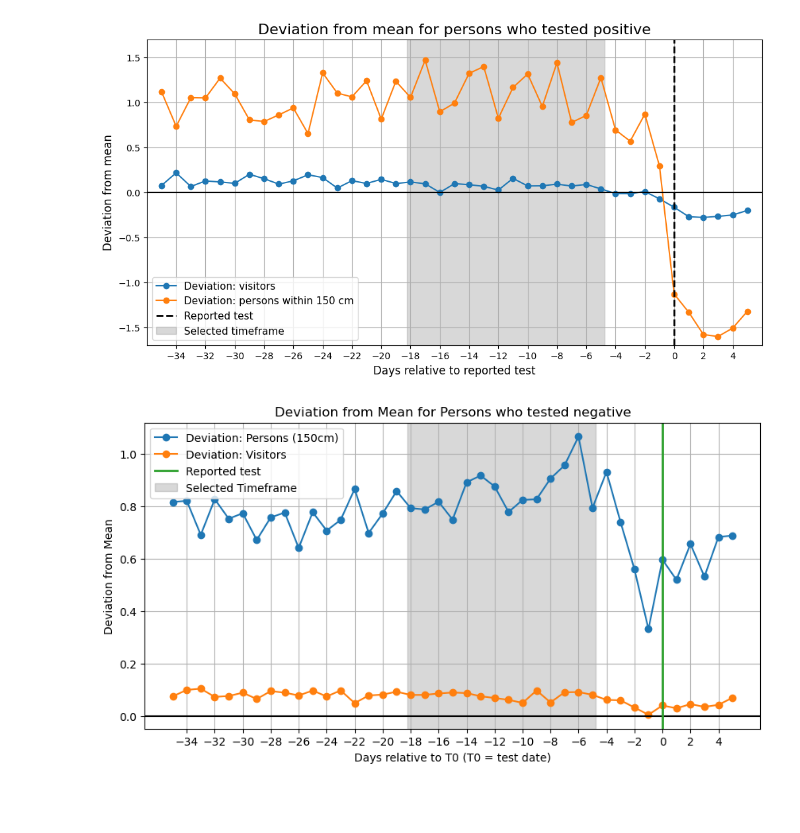
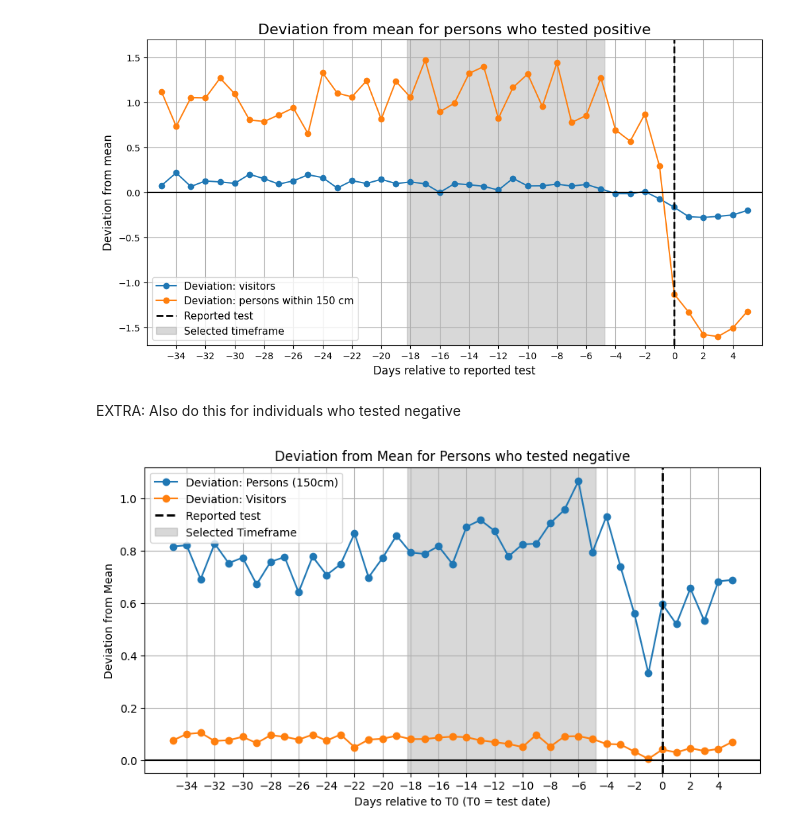
Before and after one commit to DaniChambon1/covid-household-visitors, a Jupyter notebook: 0_timeframe_selection.ipynb, the cells around one changed output. Cells and saved outputs as stored; diff of their text form; code cells hidden in the pictures; blank space fills up the shorter version.

```diff
--- a/0_timeframe_selection.ipynb
+++ b/0_timeframe_selection.ipynb
@@ -95,32 +99,32 @@ for i in tqdm(range(0, len(test_ids), batch_size)):
     # For each t0 (test) date
     for t0_date in unique_dates:
 
-        # Get t1-T11 date range as made in the previous cell (exposure period)
-        t1_t11_dates = date_ranges.get(t0_date, [])
+        # Get date range as made in the previous cell (baseline period)
+        tf_dates = date_ranges.get(t0_date, [])
 
-        # Get the corresponding surveys that are in the exposure periods
-        t1_t11_data = batch_data[batch_data['date'].isin(t1_t11_dates)]
+        # Get the corresponding surveys that are in the baseline periods
+        tf_data = batch_data[batch_data['date'].isin(tf_dates)]
 
-        # Create 11 columns for numbervisitors and numberpersons150cm and fill them with the correct values
-        t1_t11_summary = t1_t11_data.pivot_table(
+        # Create columns for numbervisitors and numberpersons150cm and fill them with the correct values
+        tf_summary = tf_data.pivot_table(
             index="ID",
             columns="date",
             values=["numbervisitors", "numberpersons150cm"]
         )
-        t1_t11_summary.columns = [
-            f"{col[0]}_T{(col[1] - t0_date).days}" for col in t1_t11_summary.columns
+        tf_summary.columns = [
+            f"{col[0]}_T{(col[1] - t0_date).days}" for col in tf_summary.columns
         ]
-        t1_t11_summary = t1_t11_summary.reset_index()
+        tf_summary = tf_summary.reset_index()
 
         # Add T0_date column
-        t1_t11_summary['T0_date'] = t0_date
+        tf_summary['T0_date'] = t0_date
 
         # Get all tests performed at the current t0 date
         test_subset = df_radar_with_tests[df_radar_with_tests['date'] == t0_date]
         test_subset = test_subset[['ID', 'positivetest', 'negativetest']].drop_duplicates()
 
         # Merge test results with the correct behavioral data
-        merged_summary = test_subset.merge(t1_t11_summary, on='ID', how='left')
+        merged_summary = test_subset.merge(tf_summary, on='ID', how='left')
 
         # Append the results for this t0 date
         results.append(merged_summary)
@@ -245,6 +249,8 @@ plt.savefig("results/timeframe_selection.png", dpi=200, bbox_inches='tight')
 plt.show()
 # %% [output]
 [figure]
+# %% [markdown]
+EXTRA: Also do this for individuals who tested negative
 # %%
 # Extract relative time offsets from column names like 'numberpersons150cm_T-35'
 time_offsets = [int(re.search(r"_T(-?\d+)", col).group(1)) for col in persons_columns]
@@ -259,34 +265,34 @@ sorted_columns_with_offsets_visitors = sorted(zip(time_offsets_visitors, visitor
 _, sorted_visitors_columns = zip(*sorted_columns_with_offsets_visitors)
 
 # Recalculate deviations with sorted columns
 diff_persons = df_negtest[list(sorted_persons_columns)] - mean_persons
 diff_visitors = df_negtest[list(sorted_visitors_columns)] - mean_visitors
 
 # Mean deviations
 mean_diff_persons = diff_persons.mean(skipna=True)
 mean_diff_visitors = diff_visitors.mean(skipna=True)
 
 # Plot using correct time offsets
 plt.figure(figsize=(10, 5))
 
 plt.plot(sorted_offsets, mean_diff_persons, marker='o', linestyle='-', label="Deviation: Persons (150cm)")
 plt.plot(sorted_offsets, mean_diff_visitors, marker='o', linestyle='-', label="Deviation: Visitors")
 
 plt.xlabel("Days relative to T0 (T0 = test date)")
 plt.ylabel("Deviation from Mean")
 plt.title("Deviation from Mean for Persons who tested negative")
-# Show every second tick (e.g., -35, -33, -31, ..., 3, 5)
+
 every_second_tick = [x for i, x in enumerate(sorted_offsets) if i % 2 != 0]
 plt.xticks(every_second_tick)
 
 plt.axhline(0, color='black', linestyle='-')
-plt.axvline(x=0, color='tab:green', linestyle='-', linewidth=2, label="Reported test")  # T0
+plt.axvline(x=0, color='black', linestyle='--', linewidth=2, label="Reported test")  # T0
 
-# For example, highlight T-18 to T-5 as your "selected timeframe"
+# Highlight the selected timeframe
 plt.axvspan(-18.25, -4.75, color='gray', alpha=0.3, label="Selected Timeframe")
 
 plt.legend()
 plt.grid()
 plt.show()
 # %% [output]
-[figure, old version]
+[figure, new version]
```
Also changed, not shown: parts of 8 cells of this notebook, 3 other files.
